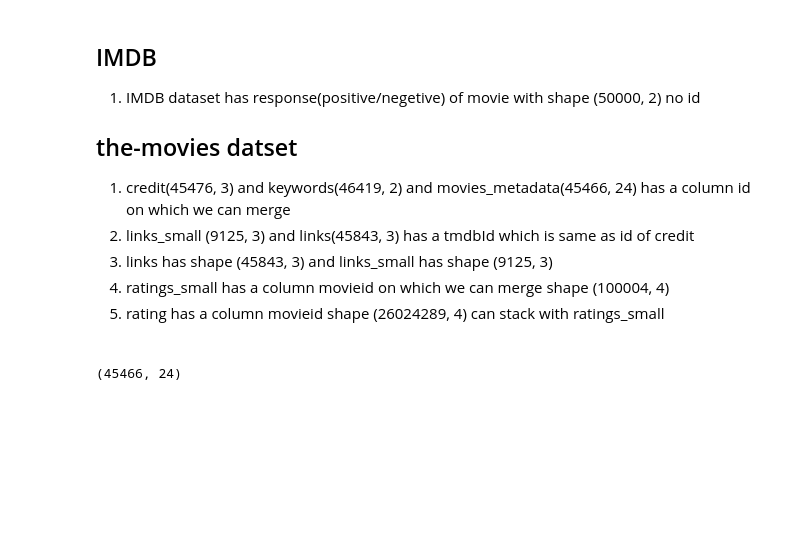
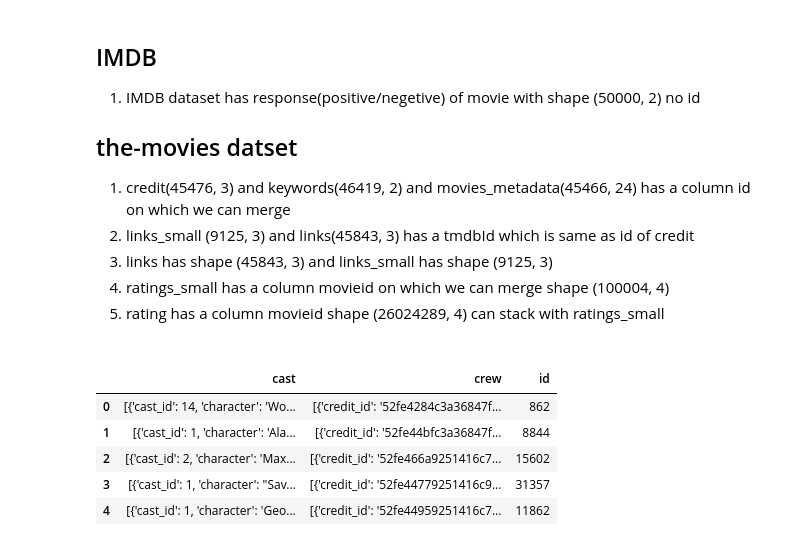
Before and after one commit to Himanshu7d3/CINEIQ, a Jupyter notebook: Data_Gathering.ipynb, the cells around one changed output. Saved outputs shown, nothing was run; the diff lists cells and outputs as text; code cells hidden in the pictures; blank space fills up the shorter version.

```diff
--- a/Data_Gathering.ipynb
+++ b/Data_Gathering.ipynb
@@ -117,6 +127,19 @@ df = pd.read_csv(r"D:\CINEIQ\CINEIQ\Datasets\the-movies-dataset\movies_metadata.
 
 ##
 # %%
-df.shape
+credits_df=dataframes['credits']
+keywords_df=dataframes['keywords']
+links_df=dataframes['links']
+links_small_df=dataframes['links_small']
+movies_metadata_df=dataframes['movies_metadata']
+ratings_df=dataframes['ratings']
+ratings_small_df=dataframes['ratings_small']
-# %% [output]
-(45466, 24)
+# %%
+credits_df.head()
+# %% [output]
+|  | cast | crew | id |
+| 0 | [{'cast_id': 14, 'character': 'Wo... | [{'credit_id': '52fe4284c3a36847f... | 862 |
+| 1 | [{'cast_id': 1, 'character': 'Ala... | [{'credit_id': '52fe44bfc3a36847f... | 8844 |
+| 2 | [{'cast_id': 2, 'character': 'Max... | [{'credit_id': '52fe466a9251416c7... | 15602 |
+| 3 | [{'cast_id': 1, 'character': "Sav... | [{'credit_id': '52fe44779251416c9... | 31357 |
+| 4 | [{'cast_id': 1, 'character': 'Geo... | [{'credit_id': '52fe44959251416c7... | 11862 |
```
Also changed, not shown: parts of 22 cells of this notebook.
